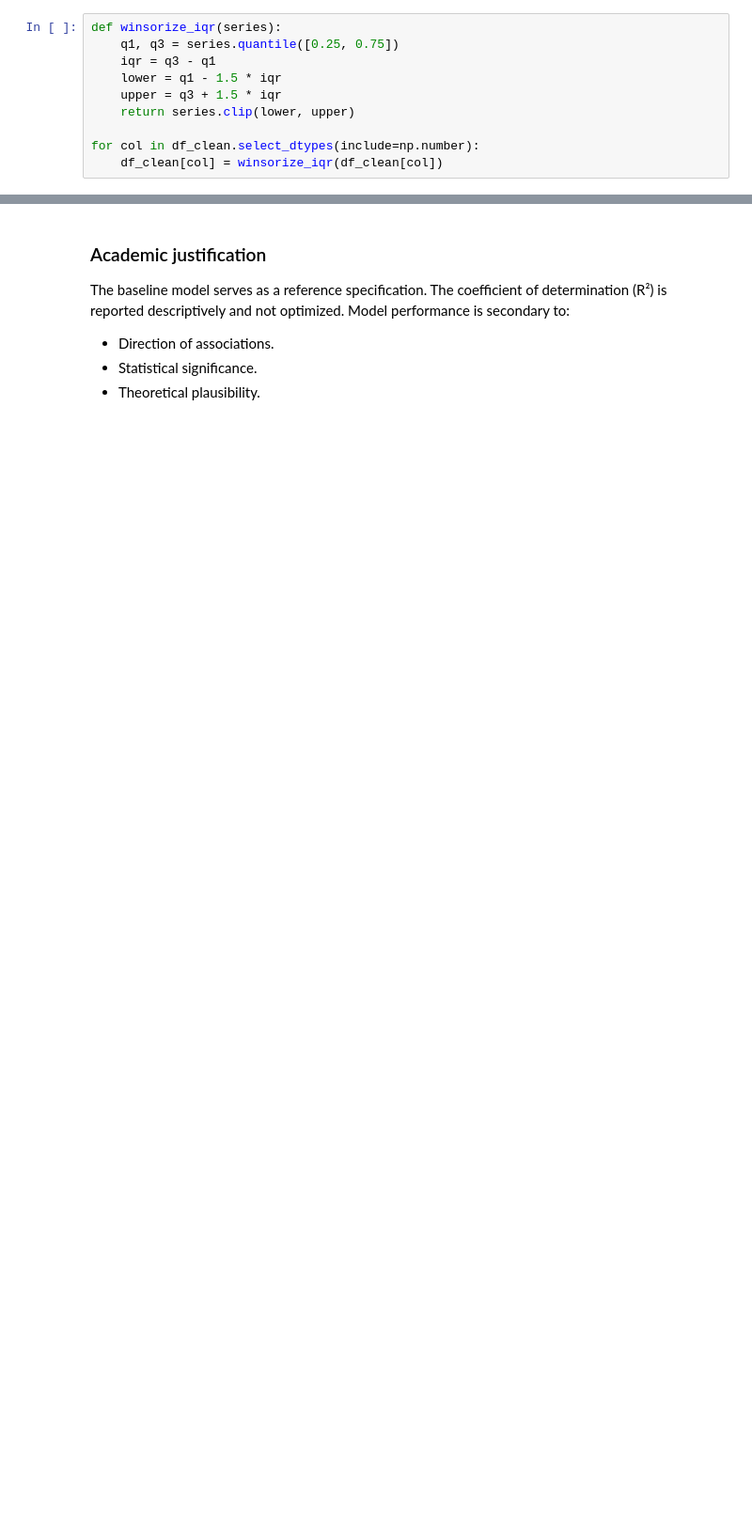
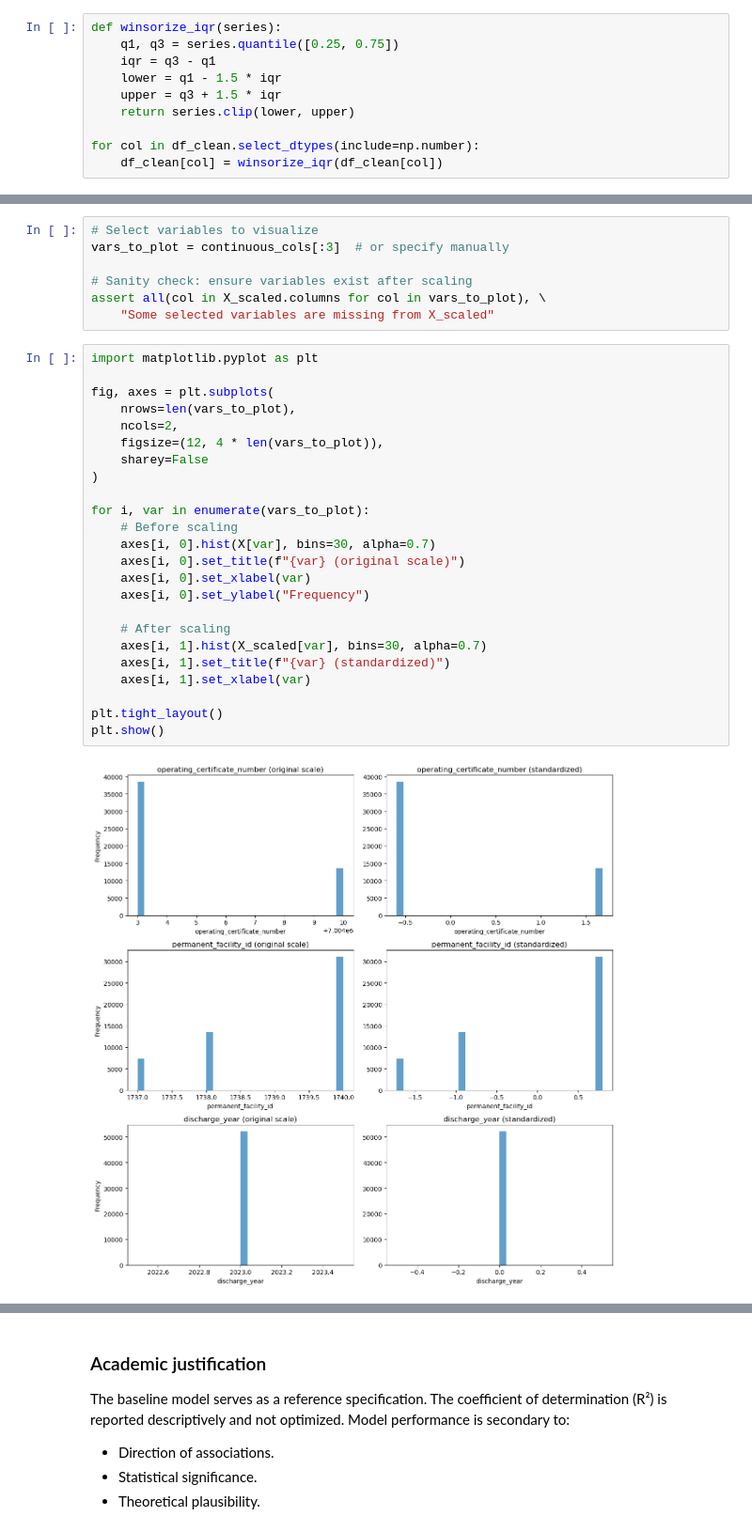
Before and after one commit to ibejerano/unie-healthcare-regression, a Jupyter notebook: src/hospital_los_regressor.ipynb, the cells around one changed output, grey strips where cells are left out. Shown at 94% size. Cells and saved outputs as stored; diff of their text form; blank space fills up the shorter version.

```diff
--- a/src/hospital_los_regressor.ipynb
+++ b/src/hospital_los_regressor.ipynb
@@ -377,0 +694,33 @@ plt.show()
+# %%
+# Select variables to visualize
+vars_to_plot = continuous_cols[:3]  # or specify manually
+
+# Sanity check: ensure variables exist after scaling
+assert all(col in X_scaled.columns for col in vars_to_plot), \
+    "Some selected variables are missing from X_scaled"
+# %%
+import matplotlib.pyplot as plt
+
+fig, axes = plt.subplots(
+    nrows=len(vars_to_plot),
+    ncols=2,
+    figsize=(12, 4 * len(vars_to_plot)),
+    sharey=False
+)
+
+for i, var in enumerate(vars_to_plot):
+    # Before scaling
+    axes[i, 0].hist(X[var], bins=30, alpha=0.7)
+    axes[i, 0].set_title(f"{var} (original scale)")
+    axes[i, 0].set_xlabel(var)
+    axes[i, 0].set_ylabel("Frequency")
+
+    # After scaling
+    axes[i, 1].hist(X_scaled[var], bins=30, alpha=0.7)
+    axes[i, 1].set_title(f"{var} (standardized)")
+    axes[i, 1].set_xlabel(var)
+
+plt.tight_layout()
+plt.show()
+# %% [output]
+[figure, added]
```
Also changed, not shown: parts of 54 cells of this notebook.
